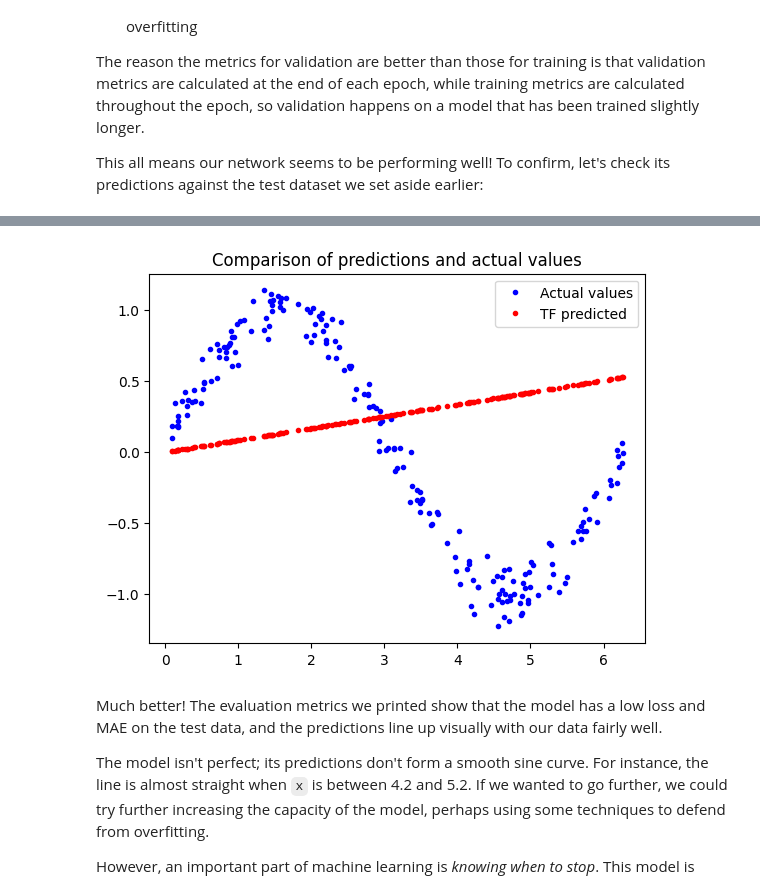
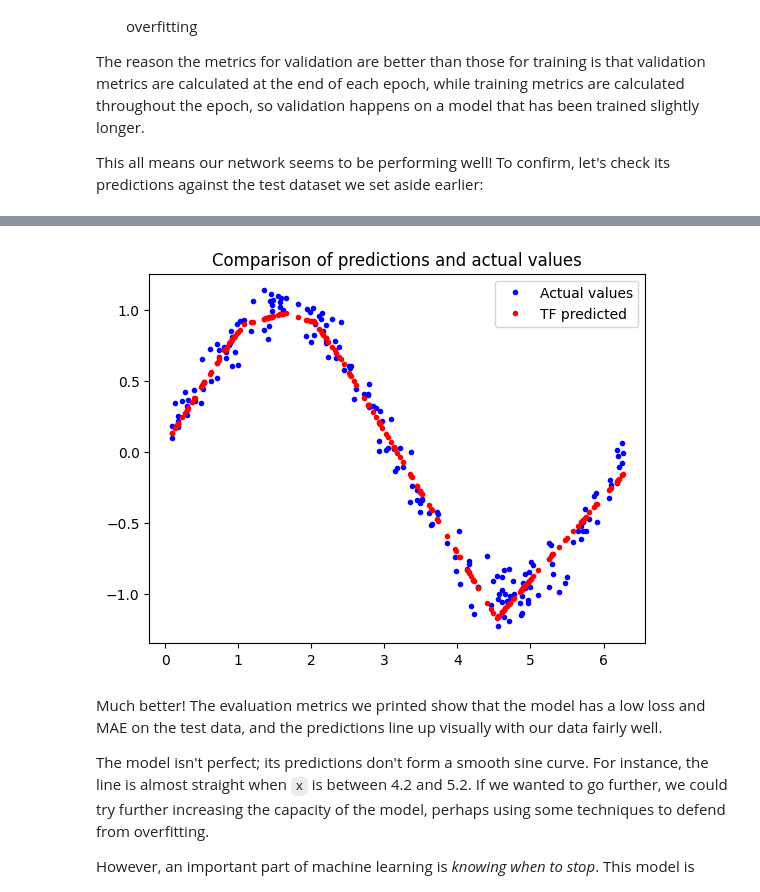
Before and after one commit to INDAH-780/Python-Journey, a Jupyter notebook: tensorflow/lite/micro/examples/hello_world/train/siney.ipynb, the cells around one changed output, grey strips where cells are left out. Saved outputs shown, nothing was run; the diff lists cells and outputs as text; code cells hidden in the pictures.

Commit message:
added quantize, optimization and tflite to the model

```diff
--- a/tensorflow/lite/micro/examples/hello_world/train/siney.ipynb
+++ b/tensorflow/lite/micro/examples/hello_world/train/siney.ipynb
@@ -447,10 +462,10 @@ The reason the metrics for validation are better than those for training is that
 This all means our network seems to be performing well! To confirm, let's check its predictions against the test dataset we set aside earlier:
 # %%
 # Calculate and print the loss on our test dataset
-test_loss, test_mae = model.evaluate(x_test, y_test)
+test_loss, test_mae = model_2.evaluate(x_test, y_test)
 
 # Make predictions based on our test dataset
-y_test_pred = model.predict(x_test)
+y_test_pred = model_2.predict(x_test)
 
 # Graph the predictions against the actual values
 plt.clf()
@@ -465,4 +480,4 @@ plt.show()
-[figure, old version]
+[figure, new version]
 # %% [markdown]
 Much better! The evaluation metrics we printed show that the model has a low loss and MAE on the test data, and the predictions line up visually with our data fairly well.
 
```
Also changed, not shown: parts of 17 cells of this notebook.
